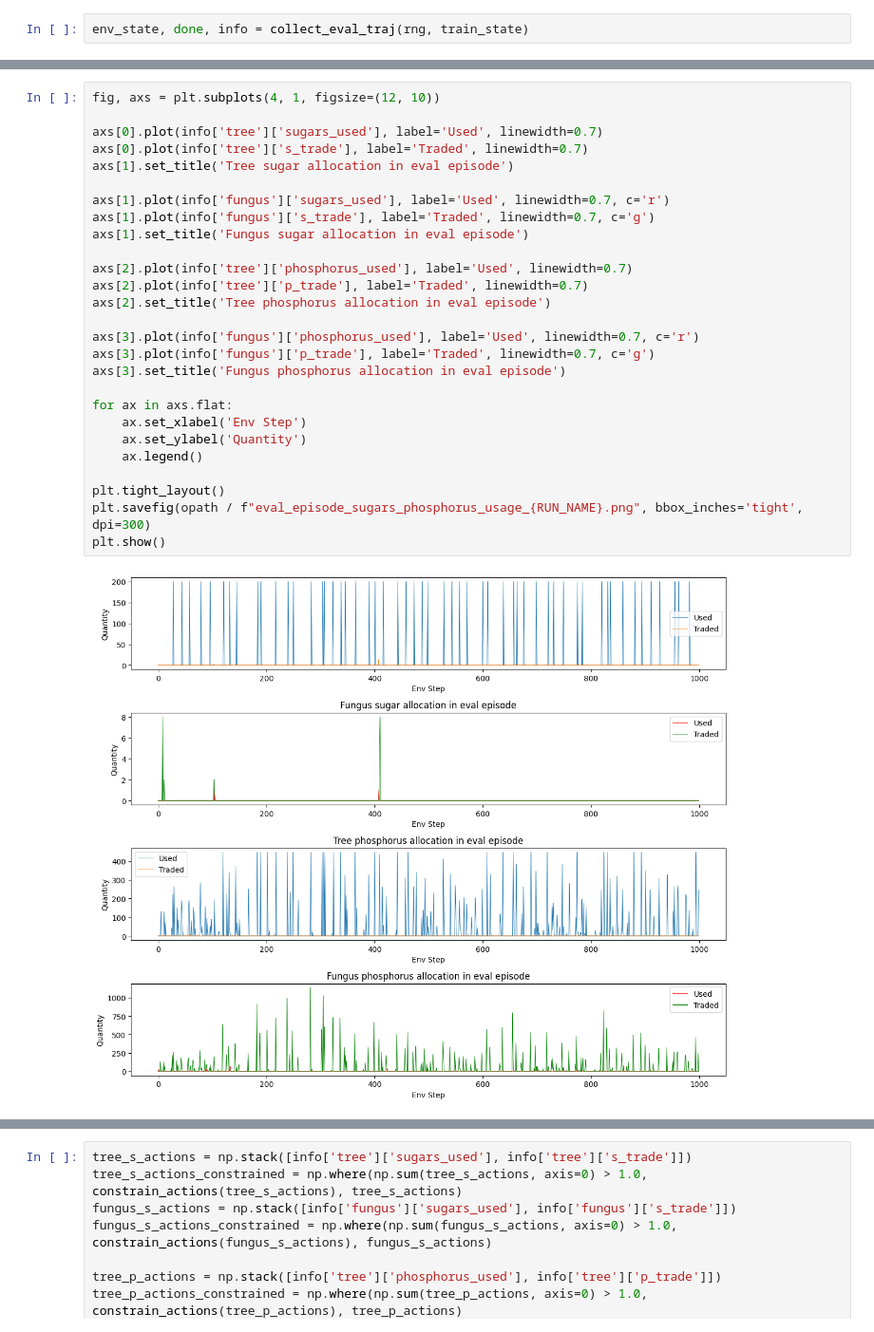
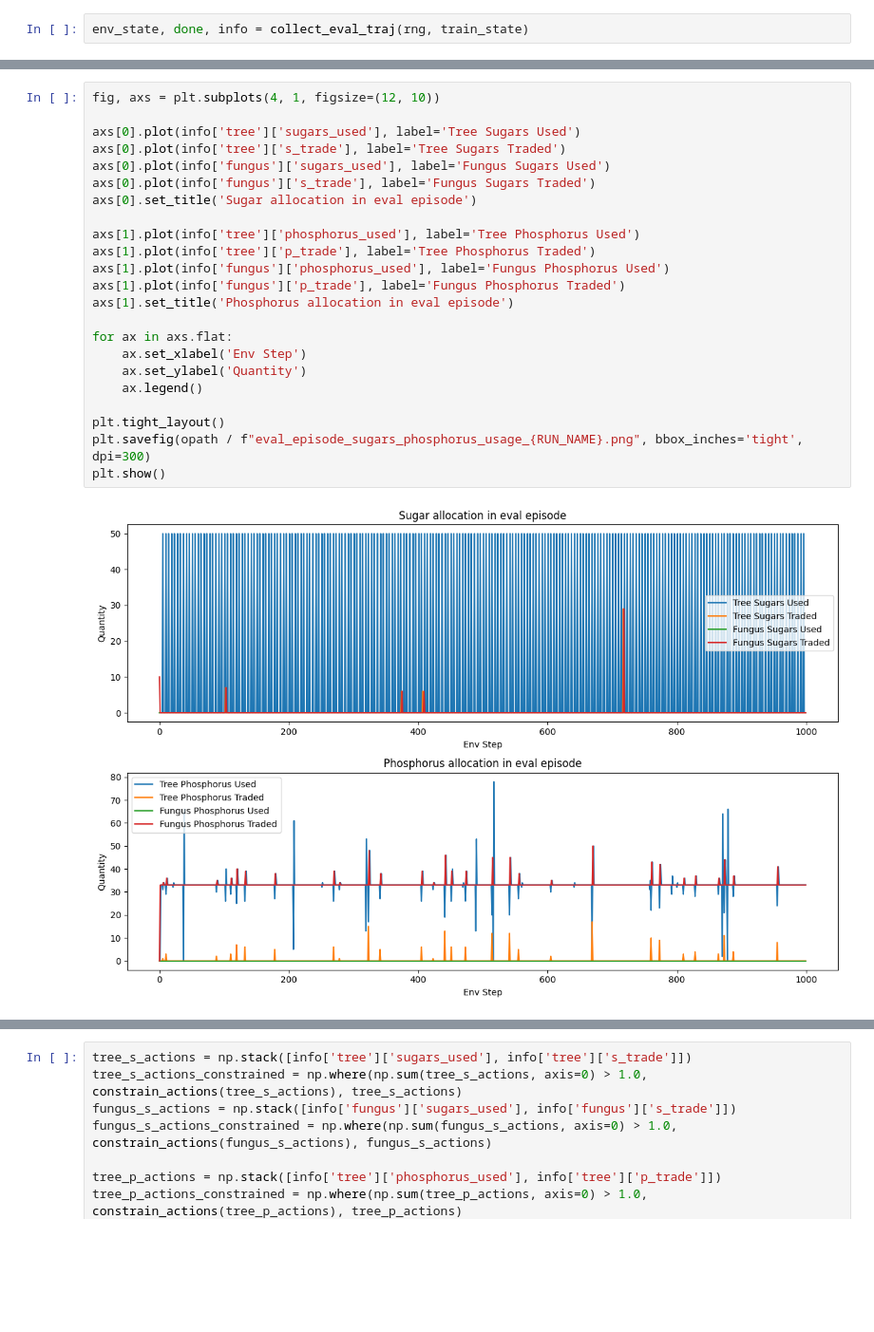
Before and after one commit to isaachcamp/marlplay, a Jupyter notebook: twoStwoR/implement_ppo.ipynb, the cells around one changed output, grey strips where cells are left out. Shown at 95% size. Cells and saved outputs as stored; diff of their text form; blank space fills up the shorter version.

```diff
--- a/twoStwoR/implement_ppo.ipynb
+++ b/twoStwoR/implement_ppo.ipynb
@@ -267,32 +267,28 @@ plt.show()
 # %%
 fig, axs = plt.subplots(4, 1, figsize=(12, 10))
 
-axs[0].plot(info['tree']['sugars_used'], label='Used', linewidth=0.7)
-axs[0].plot(info['tree']['s_trade'], label='Traded', linewidth=0.7)
-axs[1].set_title('Tree sugar allocation in eval episode')
+axs[0].plot(info['tree']['sugars_used'], label='Tree Sugars Used')
+axs[0].plot(info['tree']['s_trade'], label='Tree Sugars Traded')
+axs[0].plot(info['fungus']['sugars_used'], label='Fungus Sugars Used')
+axs[0].plot(info['fungus']['s_trade'], label='Fungus Sugars Traded')
+axs[0].set_title('Sugar allocation in eval episode')
 
-axs[1].plot(info['fungus']['sugars_used'], label='Used', linewidth=0.7, c='r')
-axs[1].plot(info['fungus']['s_trade'], label='Traded', linewidth=0.7, c='g')
-axs[1].set_title('Fungus sugar allocation in eval episode')
-
-axs[2].plot(info['tree']['phosphorus_used'], label='Used', linewidth=0.7)
-axs[2].plot(info['tree']['p_trade'], label='Traded', linewidth=0.7)
-axs[2].set_title('Tree phosphorus allocation in eval episode')
-
-axs[3].plot(info['fungus']['phosphorus_used'], label='Used', linewidth=0.7, c='r')
-axs[3].plot(info['fungus']['p_trade'], label='Traded', linewidth=0.7, c='g')
-axs[3].set_title('Fungus phosphorus allocation in eval episode')
+axs[1].plot(info['tree']['phosphorus_used'], label='Tree Phosphorus Used')
+axs[1].plot(info['tree']['p_trade'], label='Tree Phosphorus Traded')
+axs[1].plot(info['fungus']['phosphorus_used'], label='Fungus Phosphorus Used')
+axs[1].plot(info['fungus']['p_trade'], label='Fungus Phosphorus Traded')
+axs[1].set_title('Phosphorus allocation in eval episode')
 
 for ax in axs.flat:
     ax.set_xlabel('Env Step')
     ax.set_ylabel('Quantity')
     ax.legend()
 
 plt.tight_layout()
 plt.savefig(opath / f"eval_episode_sugars_phosphorus_usage_{RUN_NAME}.png", bbox_inches='tight', dpi=300)
 plt.show()
 # %% [output]
-[figure, old version]
+[figure, new version]
 # %%
 fig, axs = plt.subplots(2, 1, figsize=(12, 6))
 
```
Also changed, not shown: parts of 3 cells of this notebook.
